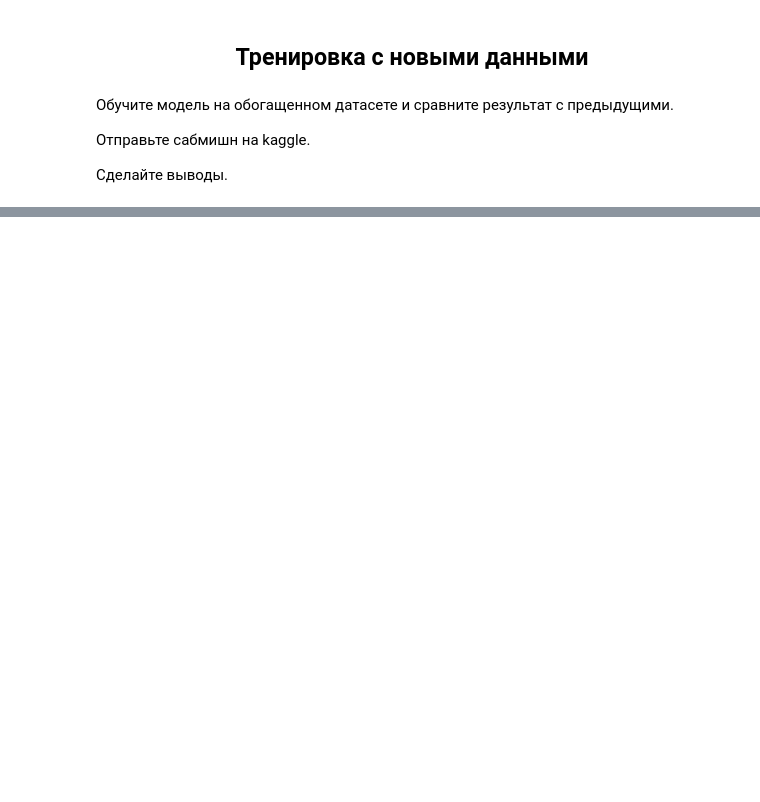
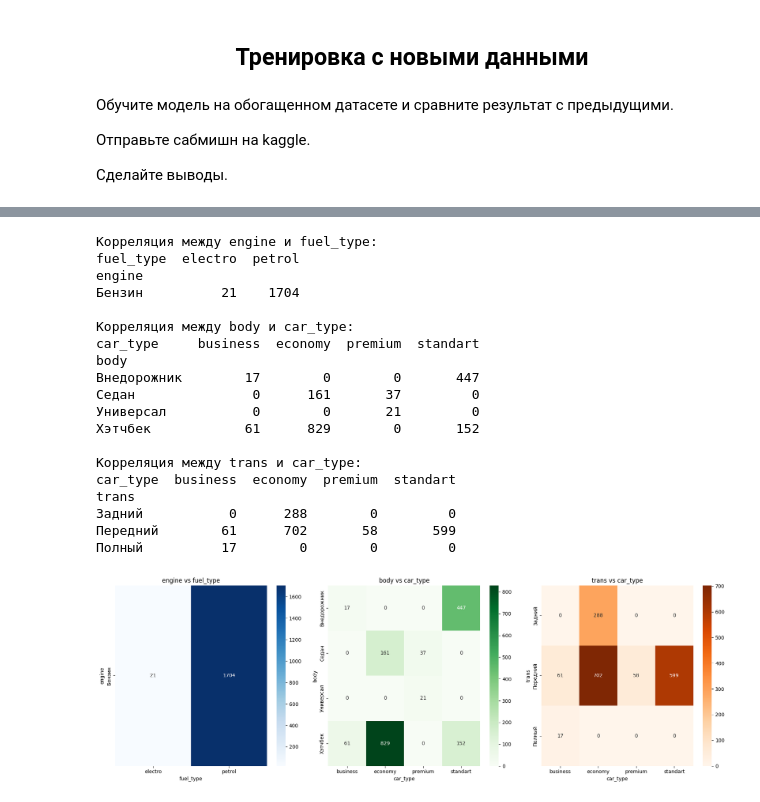
Before and after one commit to nikatonika/vehicle-breakdown-prediction, a Jupyter notebook: Competitive_DS_Zaslavskaia_V_All_Tasks_v2.ipynb, the cells around one changed output, grey strips where cells are left out. Saved outputs shown, nothing was run; the diff lists cells and outputs as text; code cells hidden in the pictures; blank space fills up the shorter version.

```diff
--- a/Competitive_DS_Zaslavskaia_V_All_Tasks_v2.ipynb
+++ b/Competitive_DS_Zaslavskaia_V_All_Tasks_v2.ipynb
@@ -3079,0 +2991,3 @@ print("Без характеристик:", car_train_enriched['mod'].isna().sum
+# %%
+tech_df = pd.read_csv('parsed_car_dataset.csv')
+tech_df.info()
@@ -3079,0 +3032,17 @@ print("Без характеристик:", car_train_enriched['mod'].isna().sum
+# %%
+# Оставляем только уникальные модели для тех данных
+tech_df_unique = tech_df.drop_duplicates(subset=['model']).copy()
+
+# Проверка
+print(tech_df_unique.shape)
+
+# Теперь объединяем
+car_train_with_tech = car_train_full.merge(
+    tech_df_unique[['model', 'year', 'mod', 'price', 'engine', 'power', 'box', 'trans', 'body']],
+    on='model',
+    how='left'
+)
+
+# Проверка результата
+print(car_train_with_tech.shape)
+car_train_with_tech
@@ -3173,0 +3112,57 @@ soft_voting_preds_weighted_decoded = label_encoder_blend.inverse_transform(soft_
+# %%
+import pandas as pd
+import matplotlib.pyplot as plt
+import seaborn as sns
+
+# Сначала посмотрим кросс-таблицы
+
+# engine vs fuel_type
+print("Корреляция между engine и fuel_type:")
+print(pd.crosstab(car_train_with_tech['engine'], car_train_with_tech['fuel_type']), "\n")
+
+# body vs car_type
+print("Корреляция между body и car_type:")
+print(pd.crosstab(car_train_with_tech['body'], car_train_with_tech['car_type']), "\n")
+
+# trans vs car_type
+print("Корреляция между trans и car_type:")
+print(pd.crosstab(car_train_with_tech['trans'], car_train_with_tech['car_type']), "\n")
+
+# И визуализация через heatmap
+plt.figure(figsize=(18, 6))
+
+plt.subplot(1, 3, 1)
+sns.heatmap(pd.crosstab(car_train_with_tech['engine'], car_train_with_tech['fuel_type']), annot=True, fmt='d', cmap='Blues')
+plt.title('engine vs fuel_type')
+
+plt.subplot(1, 3, 2)
+sns.heatmap(pd.crosstab(car_train_with_tech['body'], car_train_with_tech['car_type']), annot=True, fmt='d', cmap='Greens')
+plt.title('body vs car_type')
+
+plt.subplot(1, 3, 3)
+sns.heatmap(pd.crosstab(car_train_with_tech['trans'], car_train_with_tech['car_type']), annot=True, fmt='d', cmap='Oranges')
+plt.title('trans vs car_type')
+
+plt.tight_layout()
+plt.show()
+# %% [output]
+Корреляция между engine и fuel_type:
+fuel_type  electro  petrol
+engine
+Бензин          21    1704
+
+Корреляция между body и car_type:
+car_type     business  economy  premium  standart
+body
+Внедорожник        17        0        0       447
+Седан               0      161       37         0
+Универсал           0        0       21         0
+Хэтчбек            61      829        0       152
+
+Корреляция между trans и car_type:
+car_type  business  economy  premium  standart
+trans
+Задний           0      288        0         0
+Передний        61      702       58       599
+Полный          17        0        0         0
+[figure, added]
```
Also changed, not shown: parts of 65 cells of this notebook, 18 other files.
